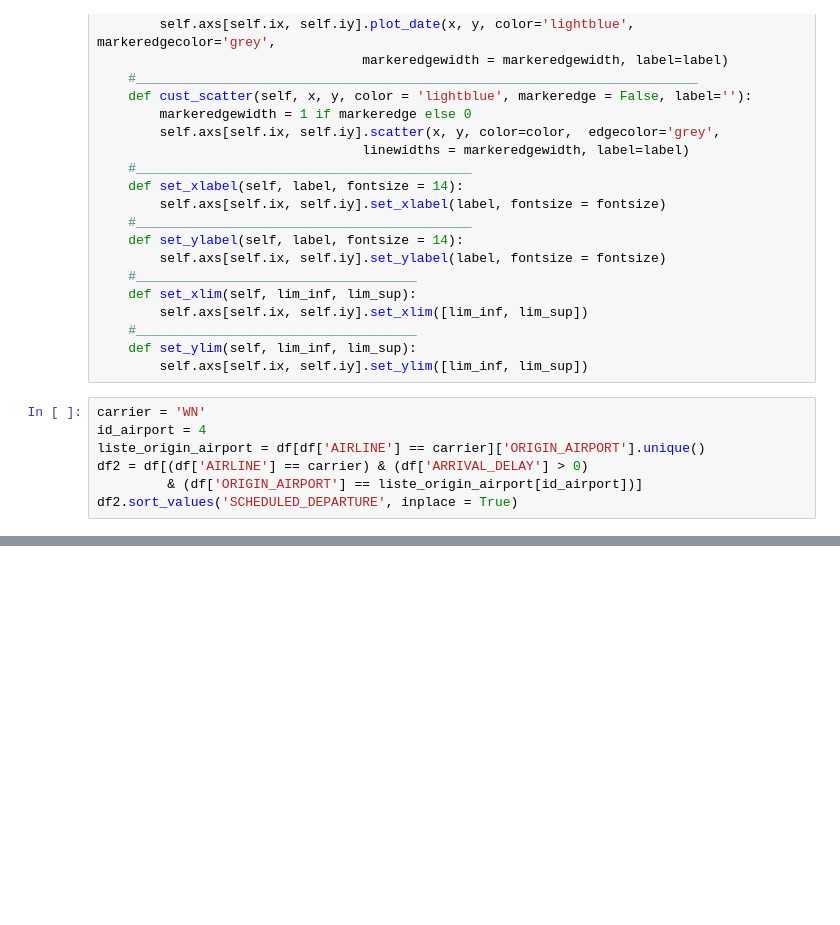
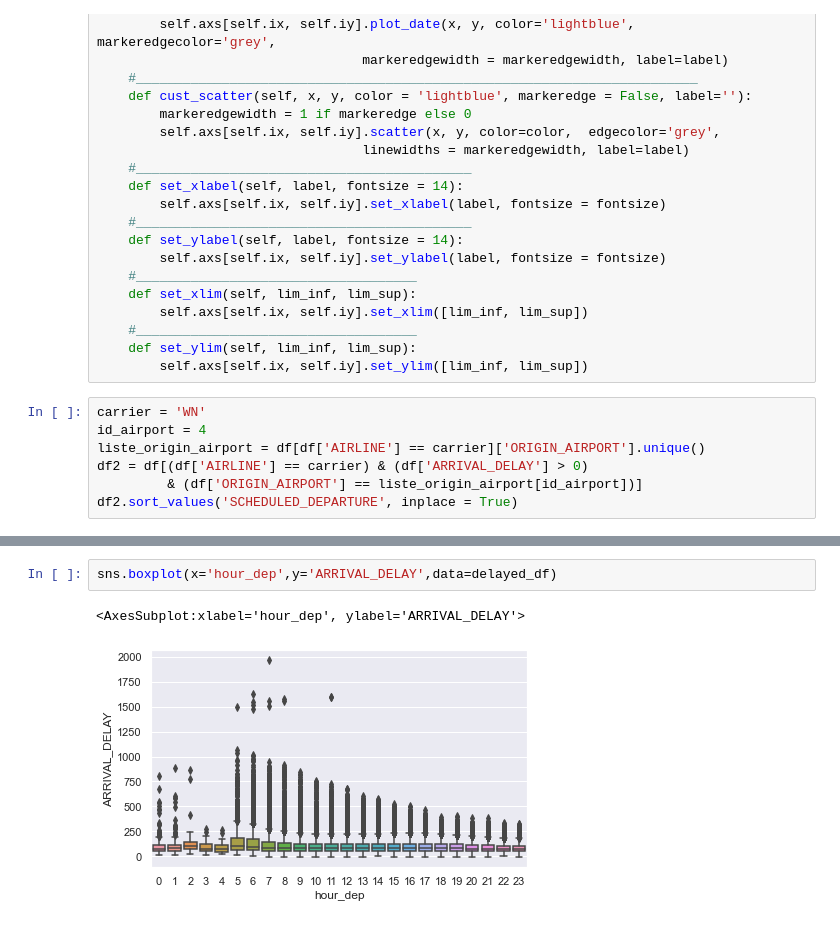
Before and after one commit to paula-sorolla/AML-FlightDelay, a Jupyter notebook: Data Visualizations.ipynb, the cells around one changed output, grey strips where cells are left out. Drawn from its saved outputs; the diff is of its cells as text; blank space fills up the shorter version.

```diff
--- a/Data Visualizations.ipynb
+++ b/Data Visualizations.ipynb
@@ -154,0 +190,5 @@ fig1.set_ylim(-20, 450)
+# %%
+sns.boxplot(x='hour_dep',y='ARRIVAL_DELAY',data=delayed_df)
+# %% [output]
+<AxesSubplot:xlabel='hour_dep', ylabel='ARRIVAL_DELAY'>
+[figure, added]
```
Also changed, not shown: parts of 9 cells of this notebook.
